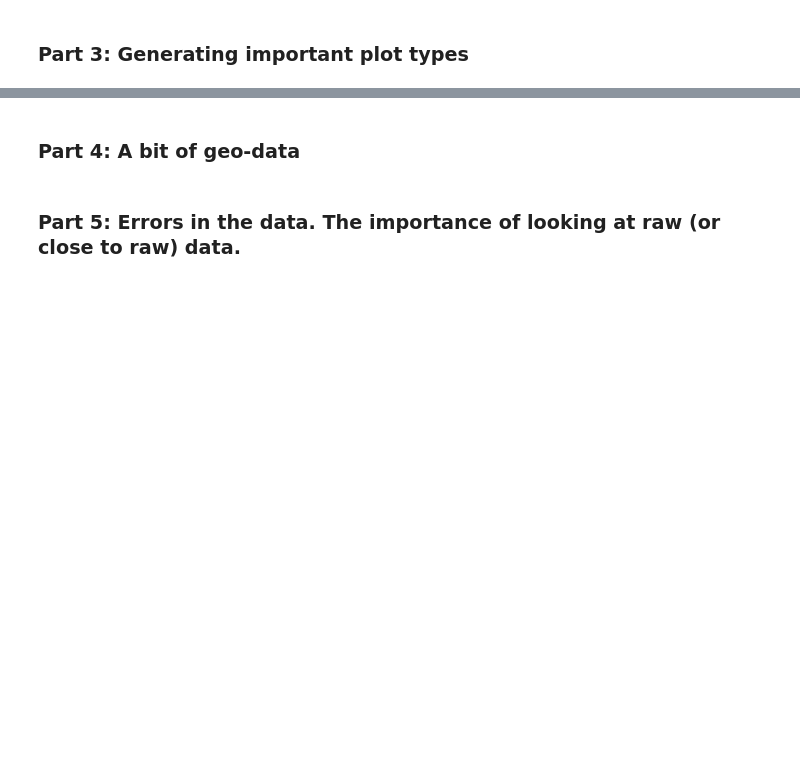
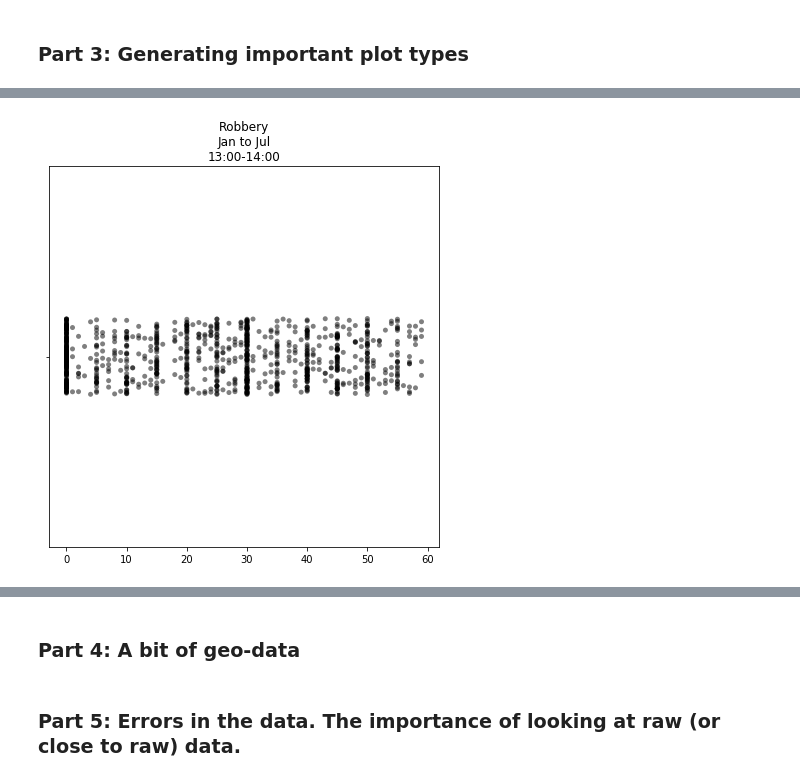
Before and after one commit to AbdulstarKousa/social-data-analysis, a Jupyter notebook: Assignment/Assignment 1.ipynb, the cells around one changed output, grey strips where cells are left out. Saved outputs shown, nothing was run; the diff lists cells and outputs as text; code cells hidden in the pictures; blank space fills up the shorter version.

```diff
--- a/Assignment/Assignment 1.ipynb
+++ b/Assignment/Assignment 1.ipynb
@@ -77,0 +190,21 @@ for i,ax in enumerate(axs.flat):
+# %%
+"""
+Crime = ROBBERY # imperically: gives one of best figures from Focus Crimes
+Month = from Jan to Jul.
+Hour  = 13 - 14
+Time -> Minutes
+
+Data  = focus crimes & != 2018
+"""
+
+data_Jit = df2[df2['Category']=='ROBBERY']
+data_Jit = data_Jit[data_Jit['Month_Numeric']<=6]
+data_Jit = data_Jit[data_Jit['Hour']==13].reset_index(drop=True)
+data_Jit['Time'] = pd.to_datetime(data_Jit['Time']).dt.minute
+
+
+plt.figure(figsize=(7, 7))
+sns.stripplot(data_Jit['Time'].values, jitter=True, edgecolor='none', alpha=.50 ,color='k').set_title('Robbery\nJan to Jul\n13:00-14:00')
+plt.show()
+# %% [output]
+[figure, added]
```
Also changed, not shown: parts of 28 cells of this notebook.
